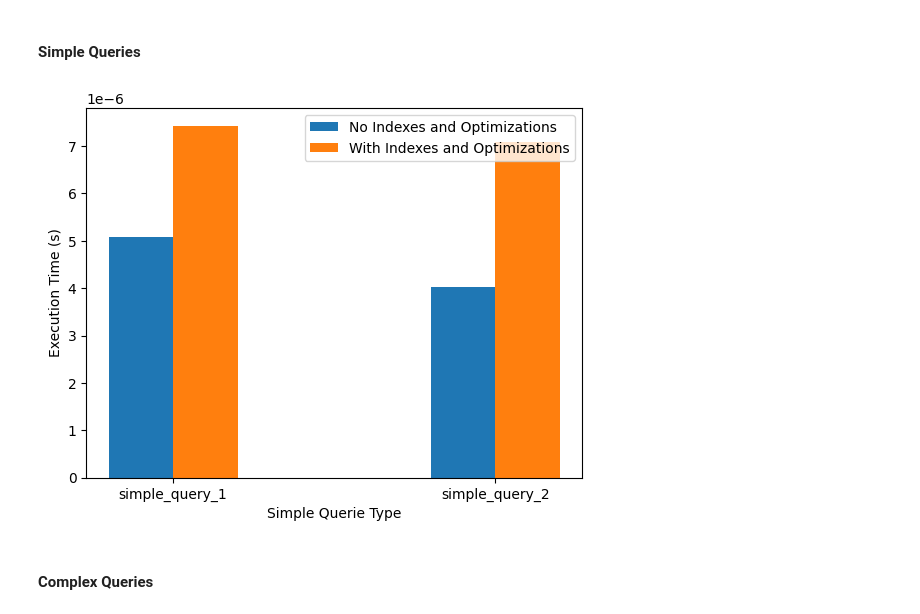
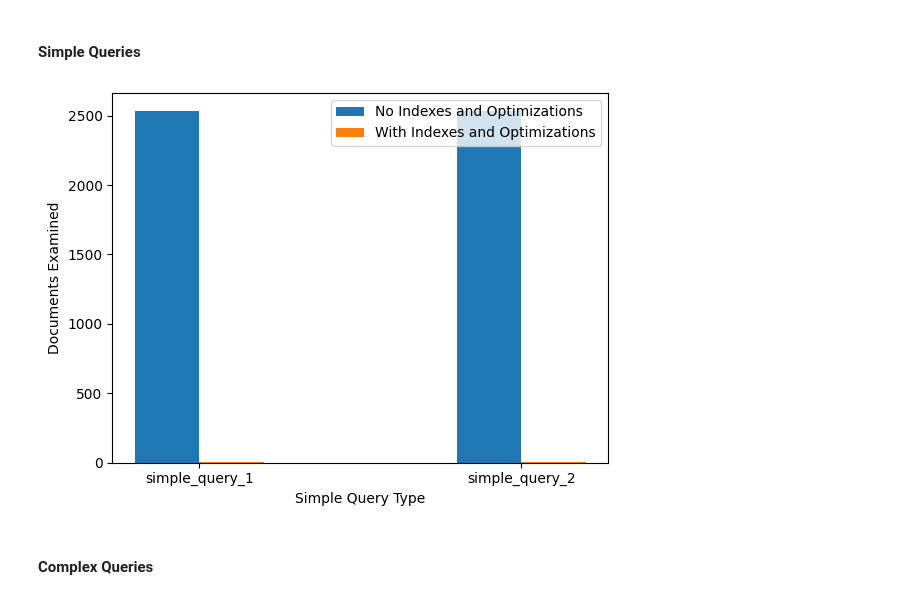
Before and after one commit to theRobertSan/Database-Performance-Comparison, a Jupyter notebook: mongodb_queries.ipynb, the cells around one changed output. Cells and saved outputs as stored; diff of their text form; code cells hidden in the pictures.

Commit message:
Fix bugs regarding database creation - Update indexes for MongoDB - Update bar chart for MongoDB simple queries

```diff
--- a/mongodb_queries.ipynb
+++ b/mongodb_queries.ipynb
@@ -439,15 +393,15 @@ Examined documents without indexes:
 # %%
 X_axis = np.arange(2)
 
-plt.bar(X_axis - 0.1, list(performance_no_index.values())[0:2], 0.2, label="No Indexes and Optimizations")
-plt.bar(X_axis + 0.1, list(performance_index.values())[0:2], 0.2, label="With Indexes and Optimizations")
-plt.xticks(X_axis, list(performance_no_index.keys())[0:2])
+plt.bar(X_axis - 0.1, list(examined_no_index.values())[0:2], 0.2, label="No Indexes and Optimizations")
+plt.bar(X_axis + 0.1, list(examined_index.values())[0:2], 0.2, label="With Indexes and Optimizations")
+plt.xticks(X_axis, list(examined_no_index.keys())[0:2])
 plt.legend()
-plt.xlabel("Simple Querie Type")
-plt.ylabel("Execution Time (s)")
+plt.xlabel("Simple Query Type")
+plt.ylabel("Documents Examined")
 plt.show()
 # %% [output]
-[figure, old version]
+[figure, new version]
 # %% [markdown]
 #### Complex Queries
 # %%
```
Also changed, not shown: parts of 7 cells of this notebook, 2 other files.
